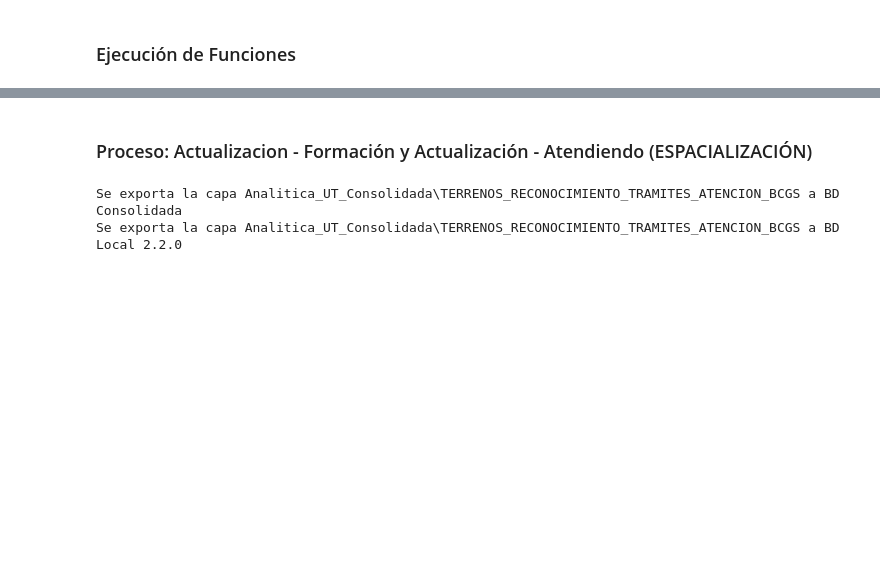
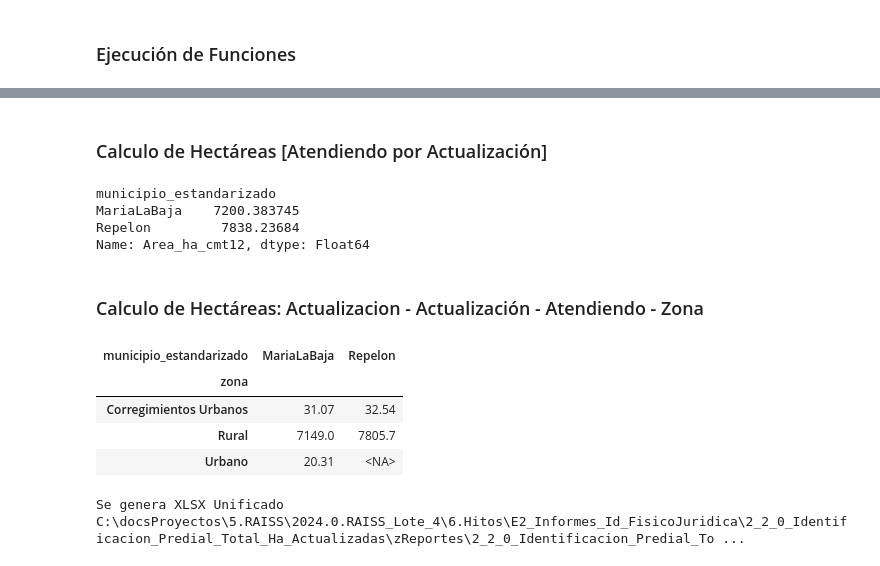
Before and after one commit to rjsaby/Retos_Programacion, a Jupyter notebook: zReporteRadicados/2.2.0_Identificacion_Predial_Total_Ha_Actualizadas.ipynb, the cells around one changed output, grey strips where cells are left out. Cells and saved outputs as stored; diff of their text form; code cells hidden in the pictures; blank space fills up the shorter version.

```diff
--- a/zReporteRadicados/2.2.0_Identificacion_Predial_Total_Ha_Actualizadas.ipynb
+++ b/zReporteRadicados/2.2.0_Identificacion_Predial_Total_Ha_Actualizadas.ipynb
@@ -173,24 +278,52 @@ Se crea el reporte Reporte_Radicado_ActualizacionEnAtencion.xlsx
+# %% [markdown]
+<h3>Calculo de Hectáreas [Atendiendo por Actualización]</h3>
+# %%
+
+# TODO: Actualización
+# ** Mejora de la tabla
+df_radicadosConNPNAtendiendoCampo = df_terrenos_radicadosConNPNAtendiendoCampo[columnas_espacializacion_radicadosActualizacionConNPNAtendiendoCampo]
+# ** Filtro de registros asociados a la Actualización
+df_radicadosActualizacionConNPNAtendiendoCampo = df_radicadosConNPNAtendiendoCampo[df_radicadosConNPNAtendiendoCampo['Proceso'] == 'Actualización']
+# %%
+df_radicadosActualizacionConNPNAtendiendoCampo_municipio_has = df_radicadosActualizacionConNPNAtendiendoCampo.groupby(['municipio_estandarizado'])['Area_ha_cmt12'].sum()
+df_radicadosConNPNAtendiendoCampo_municipio_has = pd.DataFrame(df_radicadosActualizacionConNPNAtendiendoCampo_municipio_has).reset_index().round(2)
+df_radicadosActualizacionConNPNAtendiendoCampo_municipio_has
+# %% [output]
+municipio_estandarizado
+MariaLaBaja    7200.383745
+Repelon         7838.23684
+Name: Area_ha_cmt12, dtype: Float64
 # %% [markdown]
-<h3>Proceso: Actualizacion - Formación y Actualización - Atendiendo (ESPACIALIZACIÓN)</h3>
+<h3>Calculo de Hectáreas: Actualizacion - Actualización - Atendiendo - Zona</h3>
-# %%
-df_terrenos_radicadosActualizacionConNPNAtendiendoCampo = pd.merge(left=df_terrenos, right=df_radicadosActualizacionConNPNAtendiendoCampo, left_on="CODIGO", right_on="npn", how="inner")
-df_radicadosActualizacionConNPNAtendiendoCampo = df_terrenos_radicadosActualizacionConNPNAtendiendoCampo[['Area_ha_cmt12','estado_tramite']]
-
-# TODO: Hectareaje por Tramite de los Radicados En Atención por parte de Reconocimiento
-df_HectareajeXPorEstadoTramite = pd.DataFrame(df_radicadosActualizacionConNPNAtendiendoCampo.groupby(by='estado_tramite')['Area_ha_cmt12'].sum())
-
-# TODO: ExportacionTramitesEnAtencionXEstado
-
-# ** Exportación a BD Consolidada
-NOMBRE_CAPA_SALIDA = f"Analitica_UT_Consolidada\\{NOMBRE_CAPA_HAXESTADO.upper()}"
-ruta_salida_terrenos_ha_x_estado = os.path.join(RUTA_BD_CONSOLIDADA, NOMBRE_CAPA_SALIDA)
-
-df_terrenos_radicadosActualizacionConNPNAtendiendoCampo.spatial.to_featureclass(location=ruta_salida_terrenos_ha_x_estado)
-print(f"Se exporta la capa {NOMBRE_CAPA_SALIDA} a BD Consolidada")
-
-# ** Exportación a BD Seguimiento Indicadores
-df_terrenos_radicadosActualizacionConNPNAtendiendoCampo.spatial.to_featureclass(location=os.path.join(RUTA_BD_LOCAL,NOMBRE_CAPA_HAXESTADO))
-print(f"Se exporta la capa {NOMBRE_CAPA_SALIDA} a BD Local 2.2.0")
-# %% [output]
-Se exporta la capa Analitica_UT_Consolidada\TERRENOS_RECONOCIMIENTO_TRAMITES_ATENCION_BCGS a BD Consolidada
-Se exporta la capa Analitica_UT_Consolidada\TERRENOS_RECONOCIMIENTO_TRAMITES_ATENCION_BCGS a BD Local 2.2.0
+# %%
+df_radicadosActualizacionConNPNAtendiendoCampo_municipio_zona_has = df_radicadosActualizacionConNPNAtendiendoCampo.groupby(['municipio_estandarizado','zona'])['Area_ha_cmt12'].sum()
+df_radicadosActualizacionConNPNAtendiendoCampo_municipio_zona_has = pd.DataFrame(df_radicadosActualizacionConNPNAtendiendoCampo_municipio_zona_has).reset_index().round(2)
+
+# ! Para Gráfico
+df_radicadosActualizacionConNPNAtendiendoCampo_municipio_zona_has
+
+# ! Para Tabla
+df_radicadosActualizacionConNPNAtendiendoCampo_municipio_zona_has_pivote = df_radicadosActualizacionConNPNAtendiendoCampo_municipio_zona_has.pivot(index="zona", columns="municipio_estandarizado", values="Area_ha_cmt12")
+df_radicadosConNPNAtendiendoCampo_municipio_zona_has_pivote =  df_radicadosActualizacionConNPNAtendiendoCampo_municipio_zona_has_pivote.fillna(0)
+df_radicadosActualizacionConNPNAtendiendoCampo_municipio_zona_has_pivote
+# %% [output]
+| municipio_estandarizado | MariaLaBaja | Repelon |
+| zona |  |  |
+| Corregimientos Urbanos | 31.07 | 32.54 |
+| Rural | 7149.0 | 7805.7 |
+| Urbano | 20.31 | <NA> |
+# %%
+
+# ** Usar ExcelWriter para guardar múltiples dataframes en diferentes hojas
+with pd.ExcelWriter(XLSX_UNIFICADO, engine='xlsxwriter') as writer:
+    df_MariaLaBaja_Filtrado_Pivote.to_excel(writer, sheet_name='5_1_PredActXZonaMariaLaBaja', index=False)
+    df_Repelon_Filtrado_Pivote.to_excel(writer, sheet_name='5_2_PredActXZonaRepelon', index=False)
+    df_Baranoa_Filtrado_Pivote.to_excel(writer, sheet_name='5_3_PredActXZonaBaranoa', index=False)
+    df_Sabanagrande_Filtrado_Pivote.to_excel(writer, sheet_name='5_4_PredActXZonaSabanag', index=False)
+    df_radicadosActualizacionConNPNAtendiendoCampo_municipio_has.to_excel(writer, sheet_name='16_TotalHAActuaXMpio', index=False)
+    df_radicadosActualizacionConNPNAtendiendoCampo_municipio_zona_has_pivote.to_excel(writer, sheet_name='17_TotalHAActuaXMpioXZona', index=False)
+    df_totalprediosActualEnAtencion.to_excel(writer, sheet_name='4_TotalPrediosEnAtencion', index=False)
+
+print(f"Se genera XLSX Unificado {XLSX_UNIFICADO}")
+# %% [output]
+Se genera XLSX Unificado C:\docsProyectos\5.RAISS\2024.0.RAISS_Lote_4\6.Hitos\E2_Informes_Id_FisicoJuridica\2_2_0_Identificacion_Predial_Total_Ha_Actualizadas\zReportes\2_2_0_Identificacion_Predial_To ...
```
Also changed, not shown: parts of 16 cells of this notebook, 23 other files.
